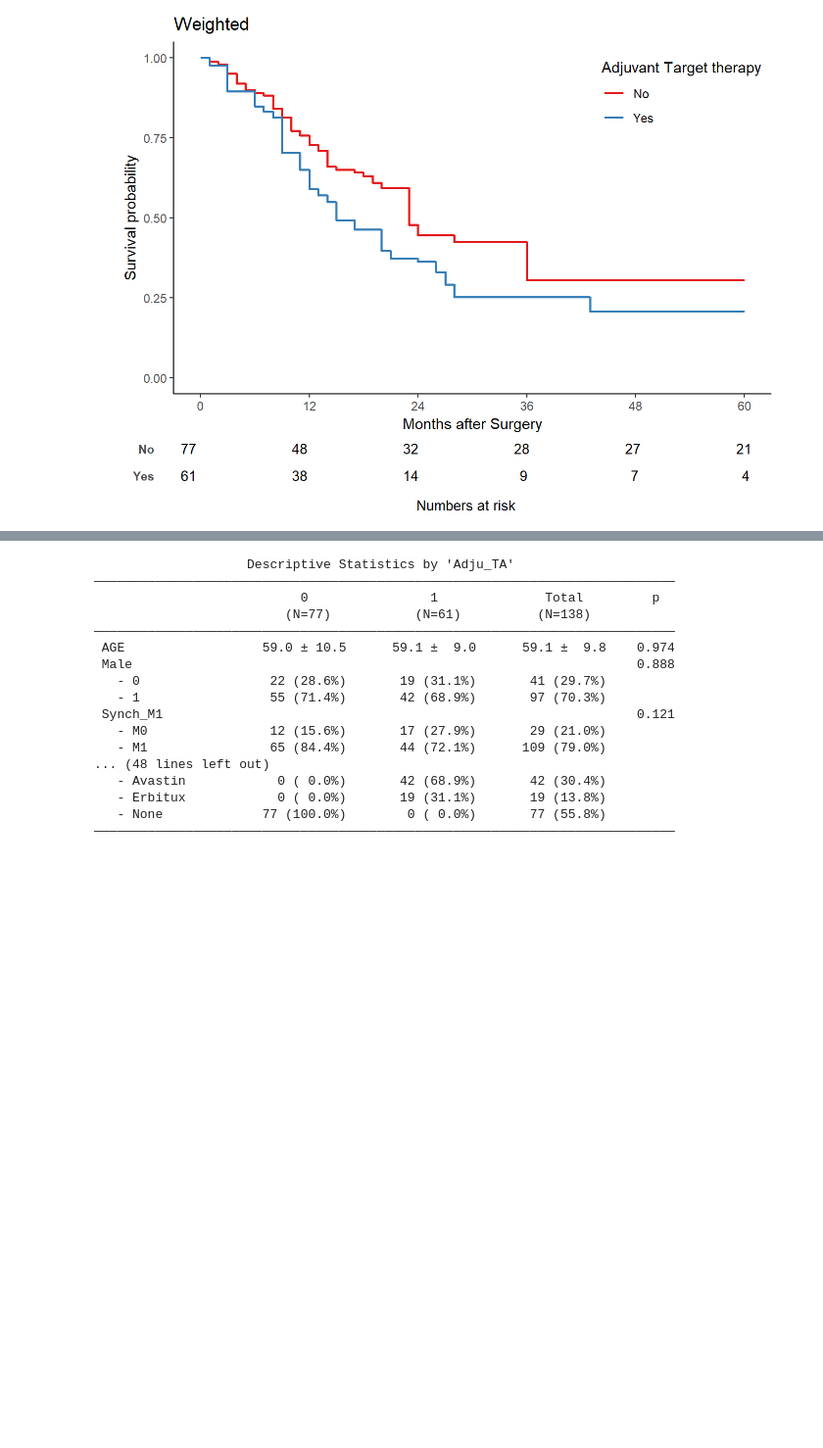
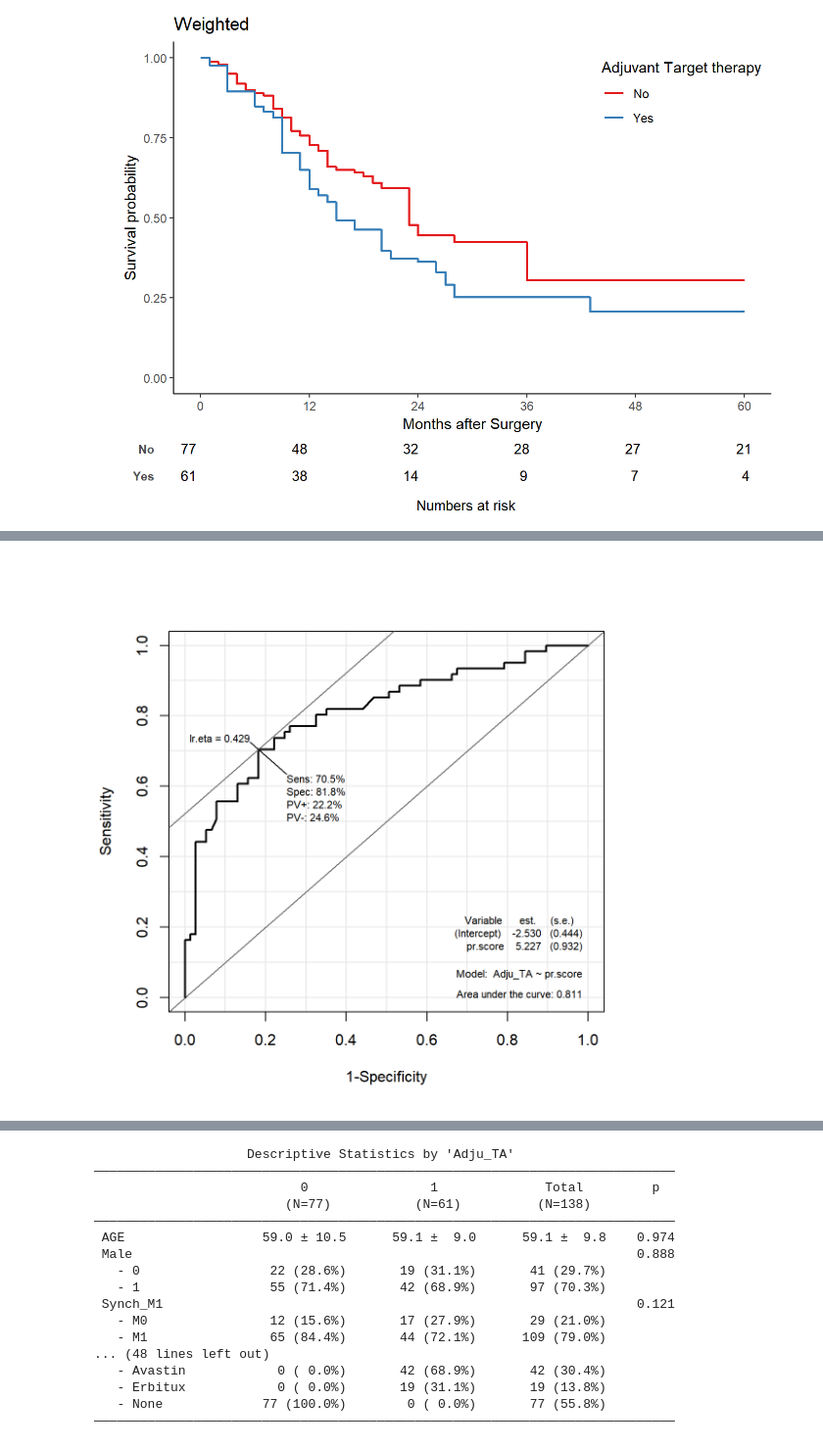
Before and after one commit to RPythonResearch/HANJM, a Jupyter notebook: _manuscript/index.embed.ipynb, the cells around one changed output, grey strips where cells are left out. Shown at 98% size. Drawn from its saved outputs; the diff is of its cells as text; code cells hidden in the pictures; blank space fills up the shorter version.

```diff
--- a/_manuscript/index.embed.ipynb
+++ b/_manuscript/index.embed.ipynb
@@ -199,20 +197,3 @@ table1_iptw <- mytable(Adju_TA~Adju_target+Male+AGE60+CCI7+ASA3+RTCOL+LNR+pT4+Pn
                        show.total=TRUE, exact=TRUE, data=HAN_IPTW, method = 3)
 
 table1_iptw
-
-## Calculating propensity score ###
-
-fit_IPTW<-glm(Adju_TA~Male+AGE60+ASA3+RTCOL+LNR+pT4+Pni1+Lvi1+Vi1+PD+BILOBE+MULTI4+SIZE4+CEA73+M1_12m+PreHR_TA, family=binomial, data=HAN_IPTW)
-factor<-extractOR(fit_IPTW, digits=3)
-factor
-summary(fit_IPTW)
-
-write.csv(factor, file="fit_PTR.csv")
-
-HAN_IPTW$pr.score <- predict(fit_IPTW, type = "response") ##attach propensity score##
-#HAN_IPTW$att.weights <- with(HAN_IPTW, Adju_TA + (1-Adju_TA)*pr.score/(1-pr.score))
-HAN_IPTW$ate.weights <- ifelse(HAN_IPTW$Adju_TA=="1", 1/HAN_IPTW$pr.score, 1/(1-HAN_IPTW$pr.score))
-
-## Goodness of Fit test, Hosmer Lemeshow test ####
-#install.packages("ResourceSelection")
-library(ResourceSelection)
@@ -315,0 +365,4 @@ Resectability가 있는 대장암의 간 전이에 대한 가장 효과적인
+# %%
+ROC(form=Adju_TA~pr.score, data=HAN_IPTW, plot = "ROC")
+# %% [output]
+[figure, added]
```
Also changed, not shown: parts of 9 cells of this notebook, 26 other files.
